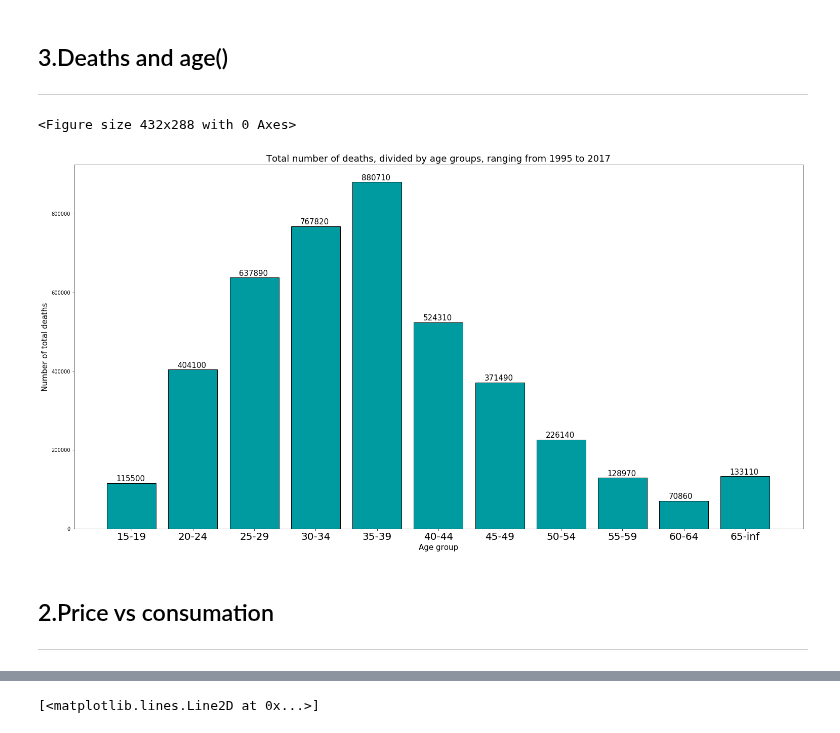
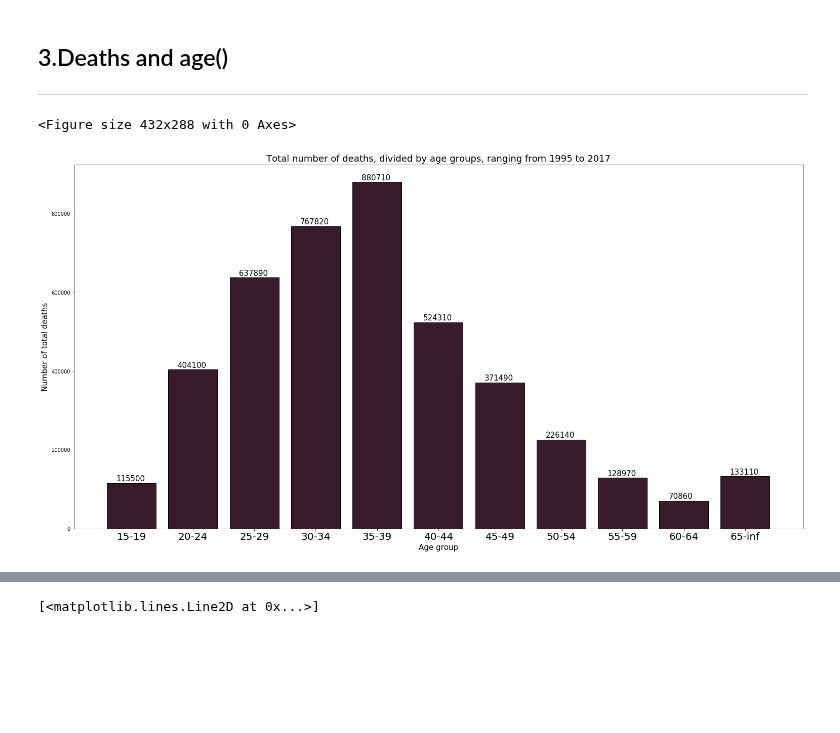
Before and after one commit to danilo1214/PR20ddpdjphv, a Jupyter notebook: Hristijan.ipynb, the cells around one changed output, grey strips where cells are left out. Saved outputs shown, nothing was run; the diff lists cells and outputs as text; code cells hidden in the pictures; blank space fills up the shorter version.

```diff
--- a/Hristijan.ipynb
+++ b/Hristijan.ipynb
@@ -64,14 +64,14 @@ tables = ["deaths15-19.xlsx", "deaths20-24.xlsx", "deaths25-29.xlsx", "deaths30-
           "deaths55-59.xlsx", "deaths60-64.xlsx" , "deaths65-inf.xlsx"]
 age = ["15-19", "20-24", "25-29", "30-34", "35-39", "40-44", "45-49", "50-54", "55-59", "60-64", "65-inf"]
 dic = {}
+matrix = []
 
 for t,age in zip(tables,age):
     a = pandas.read_excel("./tables/drugDeaths/" + t)
     broj = 0
     for god in range(1995,2018):
-        for i,j in a.iterrows():
+        for i, row in a.iterrows():
             broj += np.sum(a[god])
-
     dic[age] = broj
 
 ages = [k for k in dic.keys()]
@@ -79,23 +79,19 @@ deaths = [v for v in dic.values()]
 # %%
 fig = plt.figure()
 fig = plt.figure(figsize=(20,10))
 ax = fig.add_axes([0,0,1,1])
 
-ax.bar(ages, deaths, color="#009ba1", align='center', edgecolor="black")
+ax.bar(ages, deaths, color="#381c2a", align='center', edgecolor="black")
 plt.title("Total number of deaths, divided by age groups, ranging from 1995 to 2017", fontsize=18)
 plt.xlabel("Age group", fontsize=15)
 plt.ylabel("Number of total deaths", fontsize=15)
 plt.xticks(size = 20)
 plt.yticks(size = 10)
 
 for i in ax.patches:
     # get_x pulls left or right; get_height pushes up or down
     ax.text(i.get_x()+.15, i.get_height() + 5000, \
             str(int((i.get_height()))), fontsize=15, color='black')
 # %% [output]
 <Figure size 432x288 with 0 Axes>
-[figure, old version]
+[figure, new version]
-# %% [markdown]
-2.Price vs consumation
---------------
---------------
```
Also changed, not shown: parts of 4 cells of this notebook.
